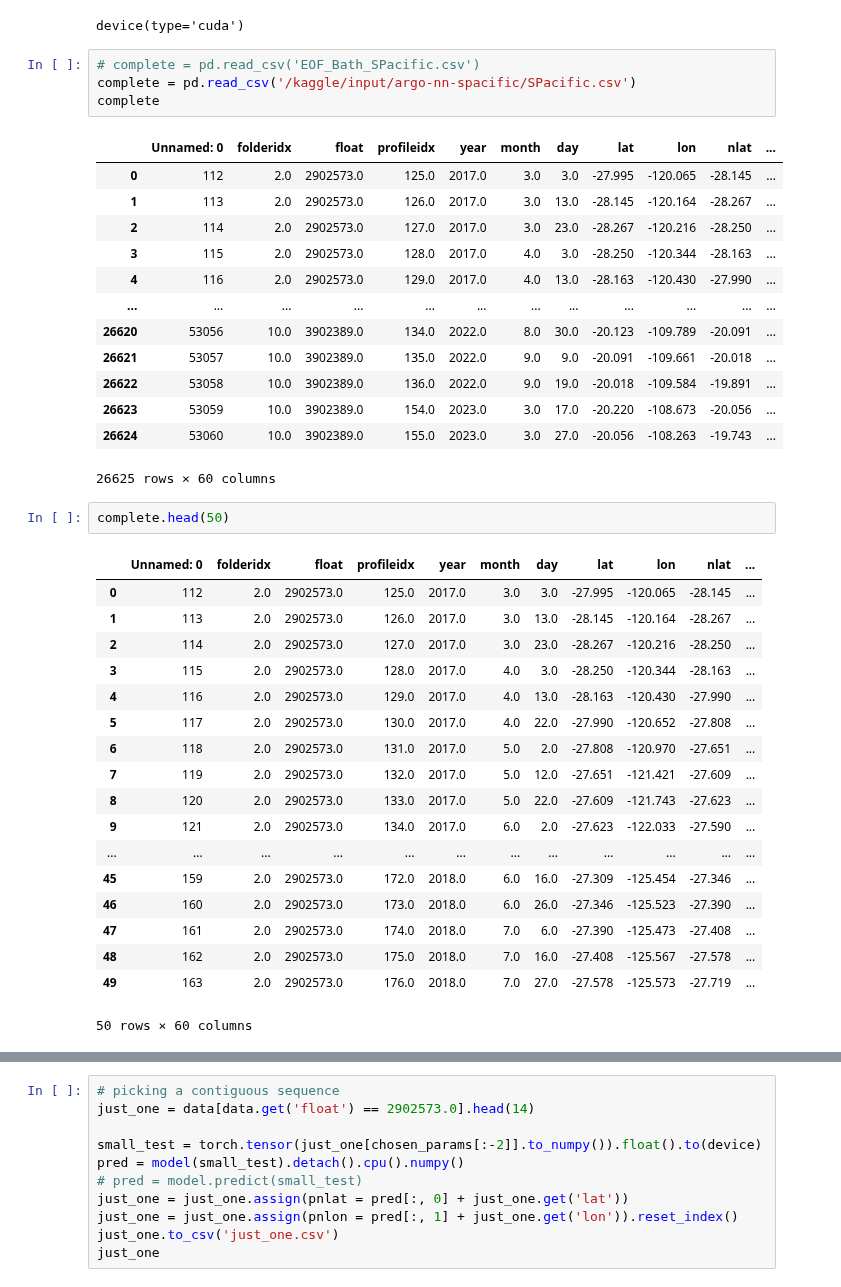
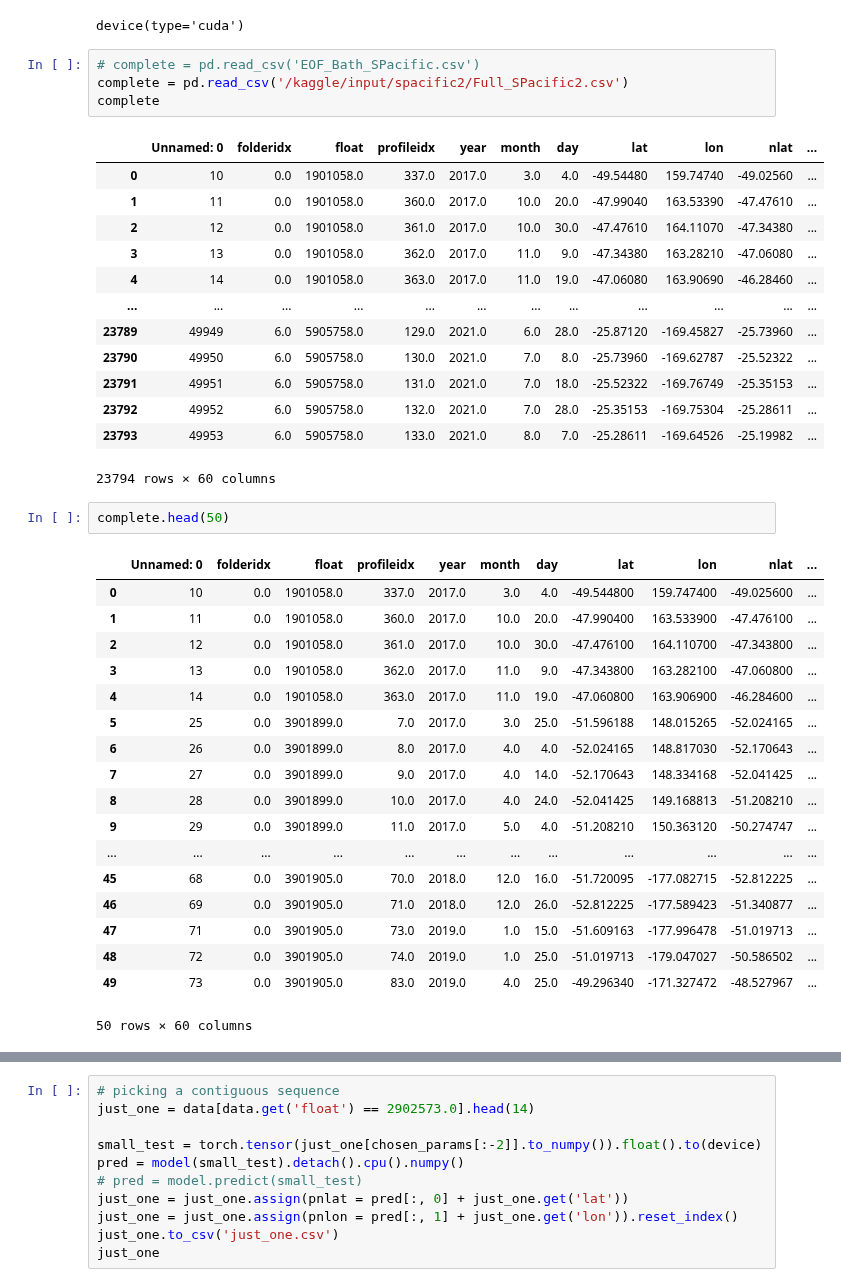
Before and after one commit to kalkulator413/argo_nn, a Jupyter notebook: train.ipynb, the cells around one changed output, grey strips where cells are left out. Cells and saved outputs as stored; diff of their text form.

```diff
--- a/train.ipynb
+++ b/train.ipynb
@@ -12,42 +12,42 @@ device
 device(type='cuda')
 # %%
 # complete = pd.read_csv('EOF_Bath_SPacific.csv')
-complete = pd.read_csv('/kaggle/input/argo-nn-spacific/SPacific.csv')
+complete = pd.read_csv('/kaggle/input/spacific2/Full_SPacific2.csv')
 complete
 # %% [output]
 |  | Unnamed: 0 | folderidx | float | profileidx | year | month | day | lat | lon | nlat | ... |
-| 0 | 112 | 2.0 | 2902573.0 | 125.0 | 2017.0 | 3.0 | 3.0 | -27.995 | -120.065 | -28.145 | ... |
-| 1 | 113 | 2.0 | 2902573.0 | 126.0 | 2017.0 | 3.0 | 13.0 | -28.145 | -120.164 | -28.267 | ... |
-| 2 | 114 | 2.0 | 2902573.0 | 127.0 | 2017.0 | 3.0 | 23.0 | -28.267 | -120.216 | -28.250 | ... |
-| 3 | 115 | 2.0 | 2902573.0 | 128.0 | 2017.0 | 4.0 | 3.0 | -28.250 | -120.344 | -28.163 | ... |
-| 4 | 116 | 2.0 | 2902573.0 | 129.0 | 2017.0 | 4.0 | 13.0 | -28.163 | -120.430 | -27.990 | ... |
+| 0 | 10 | 0.0 | 1901058.0 | 337.0 | 2017.0 | 3.0 | 4.0 | -49.54480 | 159.74740 | -49.02560 | ... |
+| 1 | 11 | 0.0 | 1901058.0 | 360.0 | 2017.0 | 10.0 | 20.0 | -47.99040 | 163.53390 | -47.47610 | ... |
+| 2 | 12 | 0.0 | 1901058.0 | 361.0 | 2017.0 | 10.0 | 30.0 | -47.47610 | 164.11070 | -47.34380 | ... |
+| 3 | 13 | 0.0 | 1901058.0 | 362.0 | 2017.0 | 11.0 | 9.0 | -47.34380 | 163.28210 | -47.06080 | ... |
+| 4 | 14 | 0.0 | 1901058.0 | 363.0 | 2017.0 | 11.0 | 19.0 | -47.06080 | 163.90690 | -46.28460 | ... |
 | ... | ... | ... | ... | ... | ... | ... | ... | ... | ... | ... | ... |
-| 26620 | 53056 | 10.0 | 3902389.0 | 134.0 | 2022.0 | 8.0 | 30.0 | -20.123 | -109.789 | -20.091 | ... |
-| 26621 | 53057 | 10.0 | 3902389.0 | 135.0 | 2022.0 | 9.0 | 9.0 | -20.091 | -109.661 | -20.018 | ... |
-| 26622 | 53058 | 10.0 | 3902389.0 | 136.0 | 2022.0 | 9.0 | 19.0 | -20.018 | -109.584 | -19.891 | ... |
-| 26623 | 53059 | 10.0 | 3902389.0 | 154.0 | 2023.0 | 3.0 | 17.0 | -20.220 | -108.673 | -20.056 | ... |
-| 26624 | 53060 | 10.0 | 3902389.0 | 155.0 | 2023.0 | 3.0 | 27.0 | -20.056 | -108.263 | -19.743 | ... |
+| 23789 | 49949 | 6.0 | 5905758.0 | 129.0 | 2021.0 | 6.0 | 28.0 | -25.87120 | -169.45827 | -25.73960 | ... |
+| 23790 | 49950 | 6.0 | 5905758.0 | 130.0 | 2021.0 | 7.0 | 8.0 | -25.73960 | -169.62787 | -25.52322 | ... |
+| 23791 | 49951 | 6.0 | 5905758.0 | 131.0 | 2021.0 | 7.0 | 18.0 | -25.52322 | -169.76749 | -25.35153 | ... |
+| 23792 | 49952 | 6.0 | 5905758.0 | 132.0 | 2021.0 | 7.0 | 28.0 | -25.35153 | -169.75304 | -25.28611 | ... |
+| 23793 | 49953 | 6.0 | 5905758.0 | 133.0 | 2021.0 | 8.0 | 7.0 | -25.28611 | -169.64526 | -25.19982 | ... |
-26625 rows × 60 columns
+23794 rows × 60 columns
 # %%
 complete.head(50)
 # %% [output]
 |  | Unnamed: 0 | folderidx | float | profileidx | year | month | day | lat | lon | nlat | ... |
-| 0 | 112 | 2.0 | 2902573.0 | 125.0 | 2017.0 | 3.0 | 3.0 | -27.995 | -120.065 | -28.145 | ... |
-| 1 | 113 | 2.0 | 2902573.0 | 126.0 | 2017.0 | 3.0 | 13.0 | -28.145 | -120.164 | -28.267 | ... |
-| 2 | 114 | 2.0 | 2902573.0 | 127.0 | 2017.0 | 3.0 | 23.0 | -28.267 | -120.216 | -28.250 | ... |
-| 3 | 115 | 2.0 | 2902573.0 | 128.0 | 2017.0 | 4.0 | 3.0 | -28.250 | -120.344 | -28.163 | ... |
-| 4 | 116 | 2.0 | 2902573.0 | 129.0 | 2017.0 | 4.0 | 13.0 | -28.163 | -120.430 | -27.990 | ... |
-| 5 | 117 | 2.0 | 2902573.0 | 130.0 | 2017.0 | 4.0 | 22.0 | -27.990 | -120.652 | -27.808 | ... |
-| 6 | 118 | 2.0 | 2902573.0 | 131.0 | 2017.0 | 5.0 | 2.0 | -27.808 | -120.970 | -27.651 | ... |
-| 7 | 119 | 2.0 | 2902573.0 | 132.0 | 2017.0 | 5.0 | 12.0 | -27.651 | -121.421 | -27.609 | ... |
-| 8 | 120 | 2.0 | 2902573.0 | 133.0 | 2017.0 | 5.0 | 22.0 | -27.609 | -121.743 | -27.623 | ... |
-| 9 | 121 | 2.0 | 2902573.0 | 134.0 | 2017.0 | 6.0 | 2.0 | -27.623 | -122.033 | -27.590 | ... |
+| 0 | 10 | 0.0 | 1901058.0 | 337.0 | 2017.0 | 3.0 | 4.0 | -49.544800 | 159.747400 | -49.025600 | ... |
+| 1 | 11 | 0.0 | 1901058.0 | 360.0 | 2017.0 | 10.0 | 20.0 | -47.990400 | 163.533900 | -47.476100 | ... |
+| 2 | 12 | 0.0 | 1901058.0 | 361.0 | 2017.0 | 10.0 | 30.0 | -47.476100 | 164.110700 | -47.343800 | ... |
+| 3 | 13 | 0.0 | 1901058.0 | 362.0 | 2017.0 | 11.0 | 9.0 | -47.343800 | 163.282100 | -47.060800 | ... |
+| 4 | 14 | 0.0 | 1901058.0 | 363.0 | 2017.0 | 11.0 | 19.0 | -47.060800 | 163.906900 | -46.284600 | ... |
+| 5 | 25 | 0.0 | 3901899.0 | 7.0 | 2017.0 | 3.0 | 25.0 | -51.596188 | 148.015265 | -52.024165 | ... |
+| 6 | 26 | 0.0 | 3901899.0 | 8.0 | 2017.0 | 4.0 | 4.0 | -52.024165 | 148.817030 | -52.170643 | ... |
+| 7 | 27 | 0.0 | 3901899.0 | 9.0 | 2017.0 | 4.0 | 14.0 | -52.170643 | 148.334168 | -52.041425 | ... |
+| 8 | 28 | 0.0 | 3901899.0 | 10.0 | 2017.0 | 4.0 | 24.0 | -52.041425 | 149.168813 | -51.208210 | ... |
+| 9 | 29 | 0.0 | 3901899.0 | 11.0 | 2017.0 | 5.0 | 4.0 | -51.208210 | 150.363120 | -50.274747 | ... |
 | ... | ... | ... | ... | ... | ... | ... | ... | ... | ... | ... | ... |
-| 45 | 159 | 2.0 | 2902573.0 | 172.0 | 2018.0 | 6.0 | 16.0 | -27.309 | -125.454 | -27.346 | ... |
-| 46 | 160 | 2.0 | 2902573.0 | 173.0 | 2018.0 | 6.0 | 26.0 | -27.346 | -125.523 | -27.390 | ... |
-| 47 | 161 | 2.0 | 2902573.0 | 174.0 | 2018.0 | 7.0 | 6.0 | -27.390 | -125.473 | -27.408 | ... |
-| 48 | 162 | 2.0 | 2902573.0 | 175.0 | 2018.0 | 7.0 | 16.0 | -27.408 | -125.567 | -27.578 | ... |
-| 49 | 163 | 2.0 | 2902573.0 | 176.0 | 2018.0 | 7.0 | 27.0 | -27.578 | -125.573 | -27.719 | ... |
+| 45 | 68 | 0.0 | 3901905.0 | 70.0 | 2018.0 | 12.0 | 16.0 | -51.720095 | -177.082715 | -52.812225 | ... |
+| 46 | 69 | 0.0 | 3901905.0 | 71.0 | 2018.0 | 12.0 | 26.0 | -52.812225 | -177.589423 | -51.340877 | ... |
+| 47 | 71 | 0.0 | 3901905.0 | 73.0 | 2019.0 | 1.0 | 15.0 | -51.609163 | -177.996478 | -51.019713 | ... |
+| 48 | 72 | 0.0 | 3901905.0 | 74.0 | 2019.0 | 1.0 | 25.0 | -51.019713 | -179.047027 | -50.586502 | ... |
+| 49 | 73 | 0.0 | 3901905.0 | 83.0 | 2019.0 | 4.0 | 25.0 | -49.296340 | -171.327472 | -48.527967 | ... |
 50 rows × 60 columns
 # %%
 data = complete
```
Also changed, not shown: parts of 11 cells of this notebook, 6 other files.
